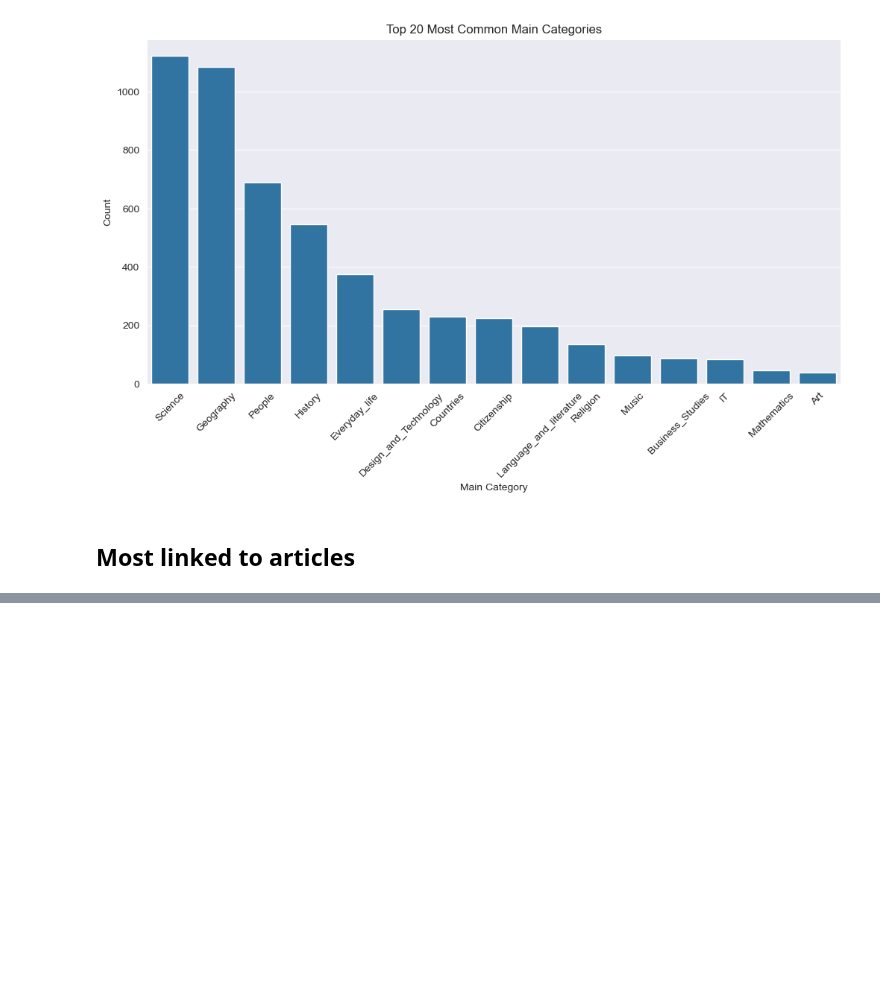
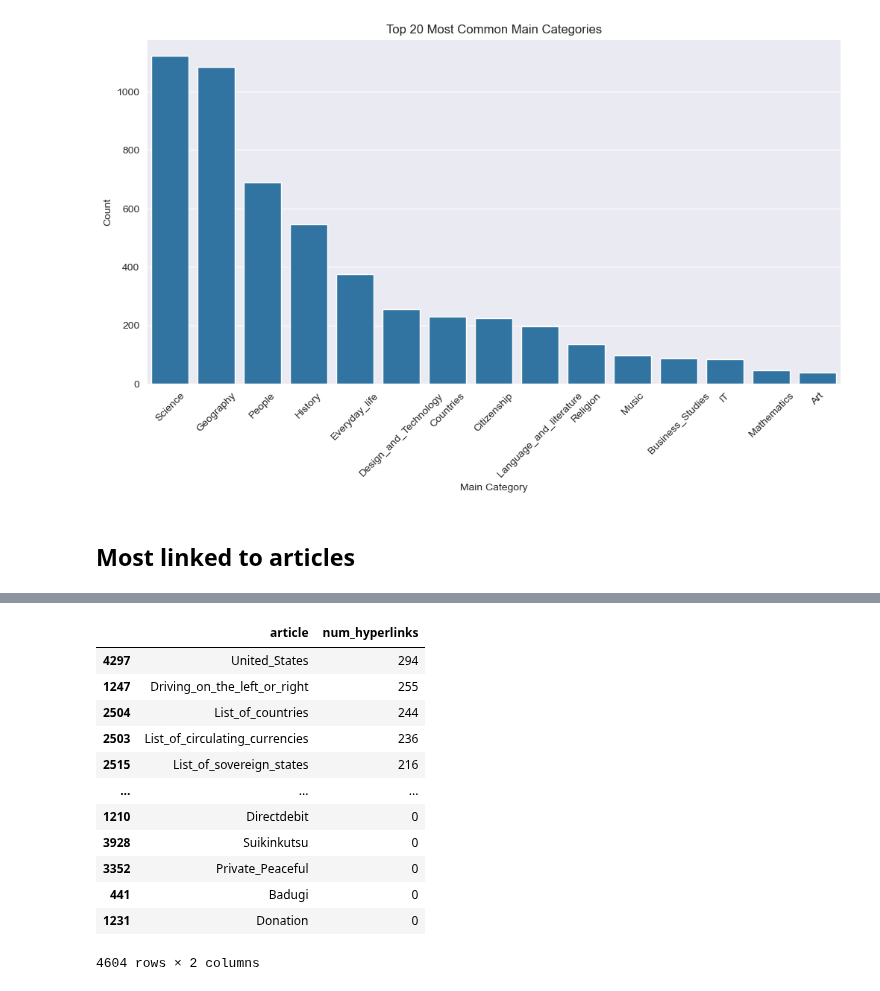
Before and after one commit to epfl-ada/ada-2024-project-adaholiks, a Jupyter notebook: statistical_analysis_osc.ipynb, the cells around one changed output, grey strips where cells are left out. Saved outputs shown, nothing was run; the diff lists cells and outputs as text; code cells hidden in the pictures; blank space fills up the shorter version.

```diff
--- a/statistical_analysis_osc.ipynb
+++ b/statistical_analysis_osc.ipynb
@@ -905,0 +969,17 @@ Name: count, dtype: int64
+# %%
+# articles with the most hyperlinks
+article_df[['article', 'num_hyperlinks']].sort_values(by='num_hyperlinks', ascending=False)
+# %% [output]
+|  | article | num_hyperlinks |
+| 4297 | United_States | 294 |
+| 1247 | Driving_on_the_left_or_right | 255 |
+| 2504 | List_of_countries | 244 |
+| 2503 | List_of_circulating_currencies | 236 |
+| 2515 | List_of_sovereign_states | 216 |
+| ... | ... | ... |
+| 1210 | Directdebit | 0 |
+| 3928 | Suikinkutsu | 0 |
+| 3352 | Private_Peaceful | 0 |
+| 441 | Badugi | 0 |
+| 1231 | Donation | 0 |
+4604 rows × 2 columns
```
Also changed, not shown: parts of 9 cells of this notebook.
